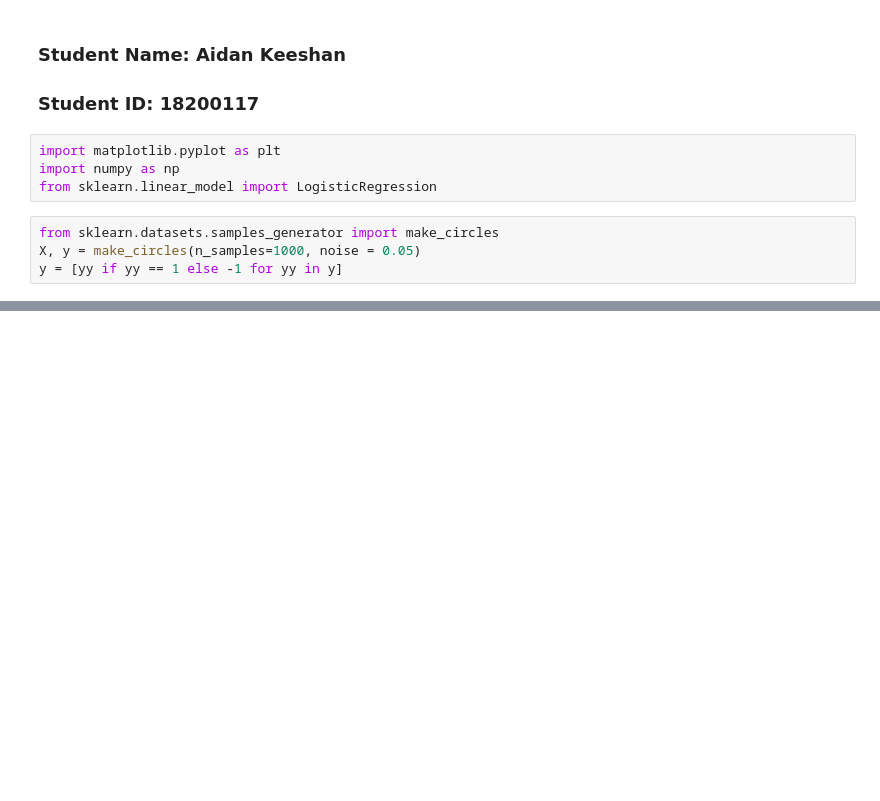
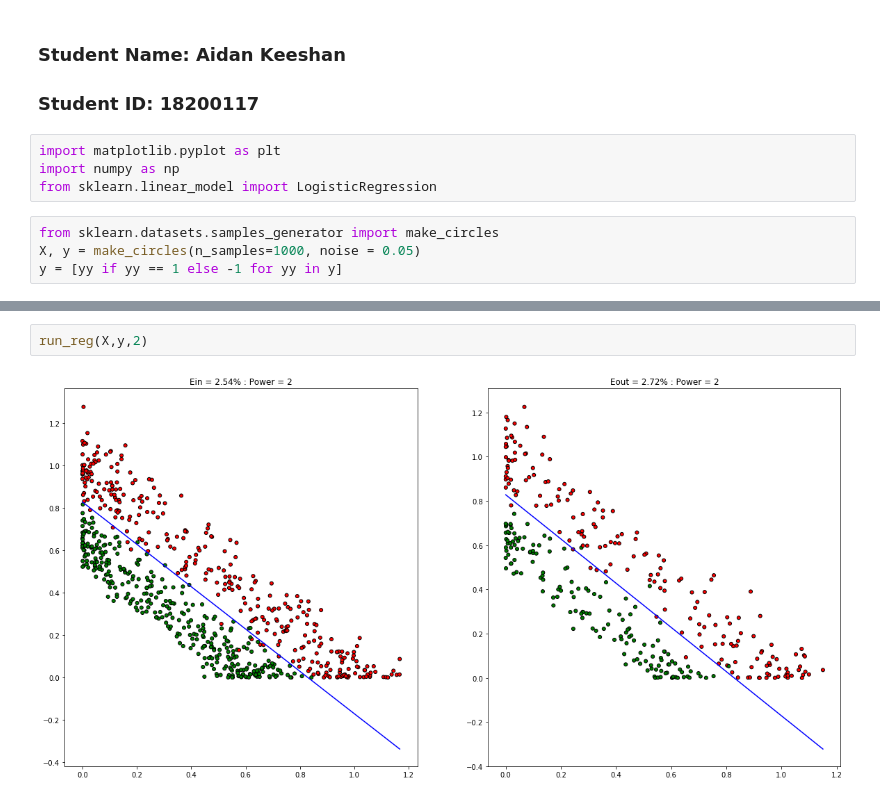
Before and after one commit to vipulpopat/MSCAI_Sem1_Etivity3, a Jupyter notebook: Etivity3_18200117_LinearClassification.ipynb, the cells around one changed output, grey strips where cells are left out. Cells and saved outputs as stored; diff of their text form; blank space fills up the shorter version.

```diff
--- a/Etivity3_18200117_LinearClassification.ipynb
+++ b/Etivity3_18200117_LinearClassification.ipynb
@@ -18,0 +79,4 @@ plt.show()
+# %%
+run_reg(X,y,2)
+# %% [output]
+[figure, added]
```
Also changed, not shown: parts of 6 cells of this notebook.
